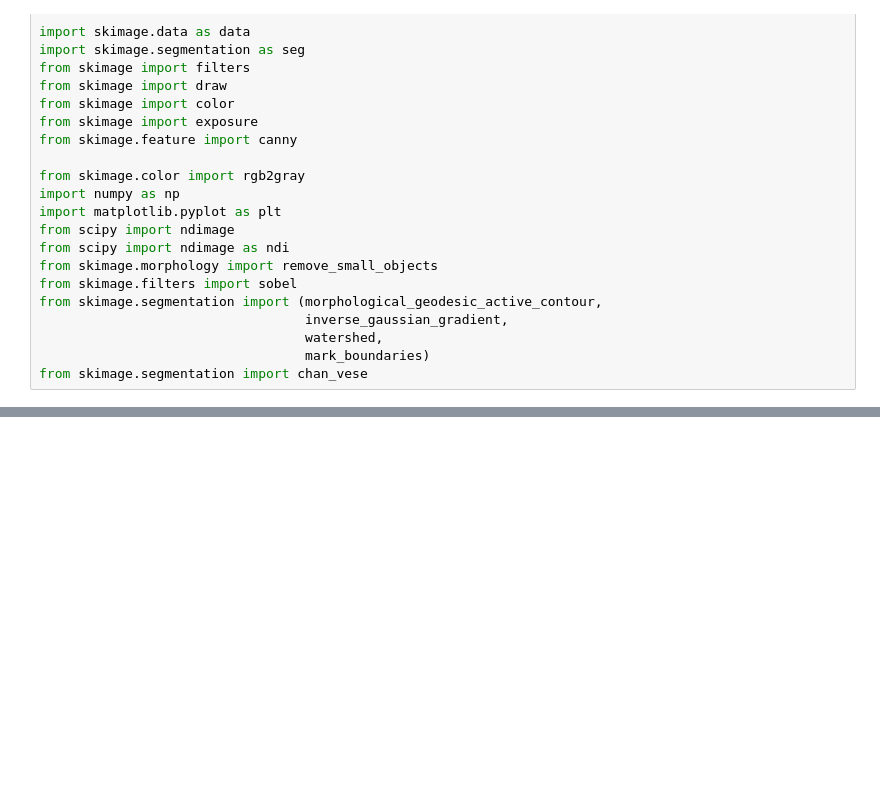
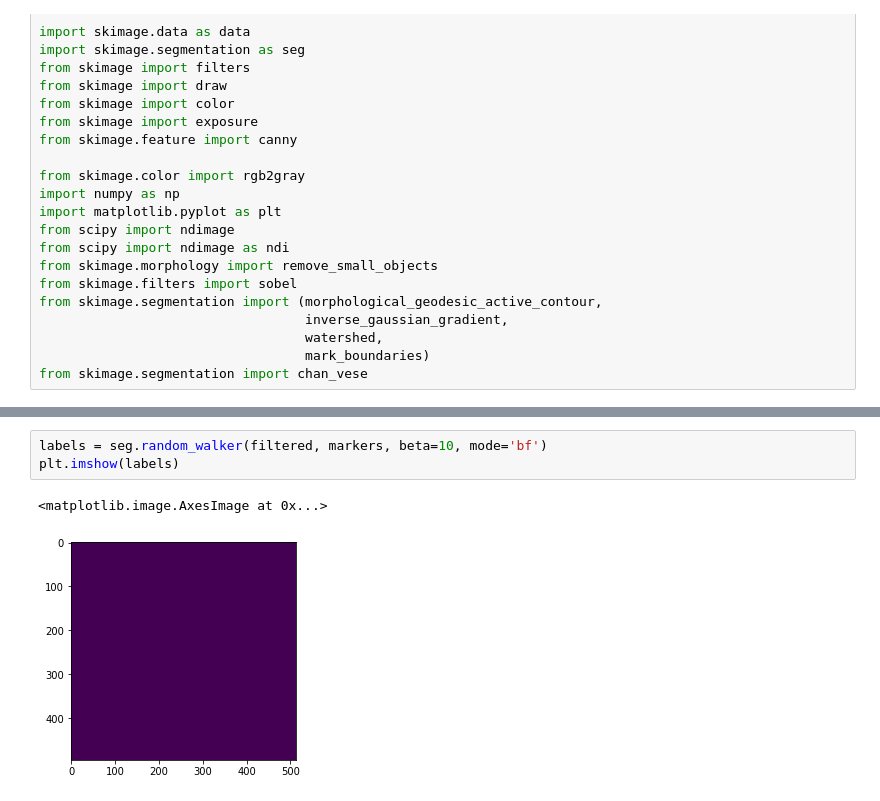
Before and after one commit to tanhakabir/OCTImagePrediction, a Jupyter notebook: Notebook.ipynb, the cells around one changed output, grey strips where cells are left out. Cells and saved outputs as stored; diff of their text form; blank space fills up the shorter version.

```diff
--- a/Notebook.ipynb
+++ b/Notebook.ipynb
@@ -46,0 +93,6 @@ plt.show()
+# %%
+labels = seg.random_walker(filtered, markers, beta=10, mode='bf')
+plt.imshow(labels)
+# %% [output]
+<matplotlib.image.AxesImage at 0x...>
+[figure, added]
```
Also changed, not shown: parts of 12 cells of this notebook.
